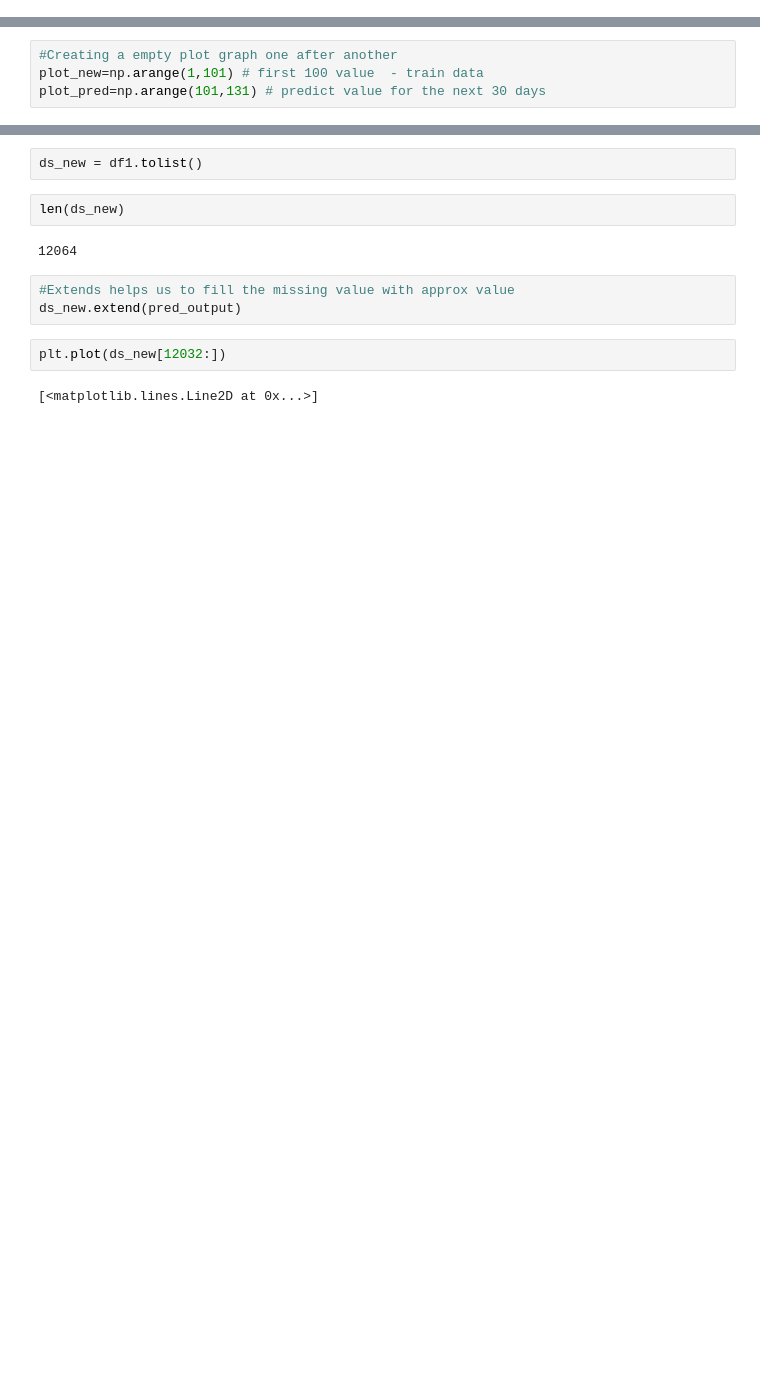
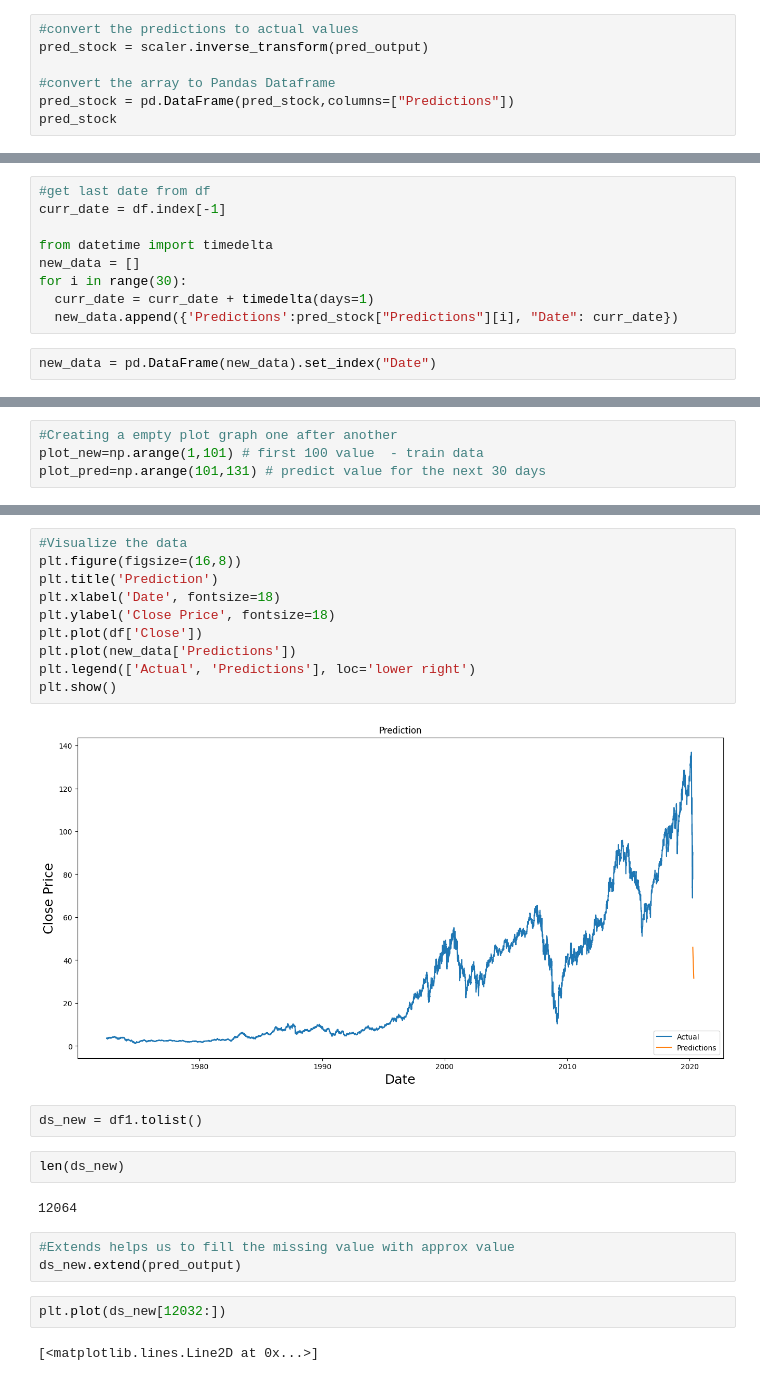
Before and after one commit to commitit/Stock-Prediction, a Jupyter notebook: stock_predictionv4.ipynb, the cells around one changed output, grey strips where cells are left out. Cells and saved outputs as stored; diff of their text form; blank space fills up the shorter version.

```diff
--- a/stock_predictionv4.ipynb
+++ b/stock_predictionv4.ipynb
@@ -454,0 +451,7 @@ len(inp_list)
+# %%
+#convert the predictions to actual values
+pred_stock = scaler.inverse_transform(pred_output)
+
+#convert the array to Pandas Dataframe
+pred_stock = pd.DataFrame(pred_stock,columns=["Predictions"])
+pred_stock
@@ -454,0 +476,11 @@ len(inp_list)
+# %%
+#get last date from df
+curr_date = df.index[-1]
+
+from datetime import timedelta
+new_data = []
+for i in range(30):
+  curr_date = curr_date + timedelta(days=1)
+  new_data.append({'Predictions':pred_stock["Predictions"][i], "Date": curr_date})
+# %%
+new_data = pd.DataFrame(new_data).set_index("Date")
@@ -465,3 +518,15 @@ plt.plot(plot_pred, scaler.inverse_transform(pred_output))
+# %%
+#Visualize the data
+plt.figure(figsize=(16,8))
+plt.title('Prediction')
+plt.xlabel('Date', fontsize=18)
+plt.ylabel('Close Price', fontsize=18)
+plt.plot(df['Close'])
+plt.plot(new_data['Predictions'])
+plt.legend(['Actual', 'Predictions'], loc='lower right')
+plt.show()
+# %% [output]
+[figure, added]
 # %%
 ds_new = df1.tolist()
 # %%
```
Also changed, not shown: parts of 5 cells of this notebook.
